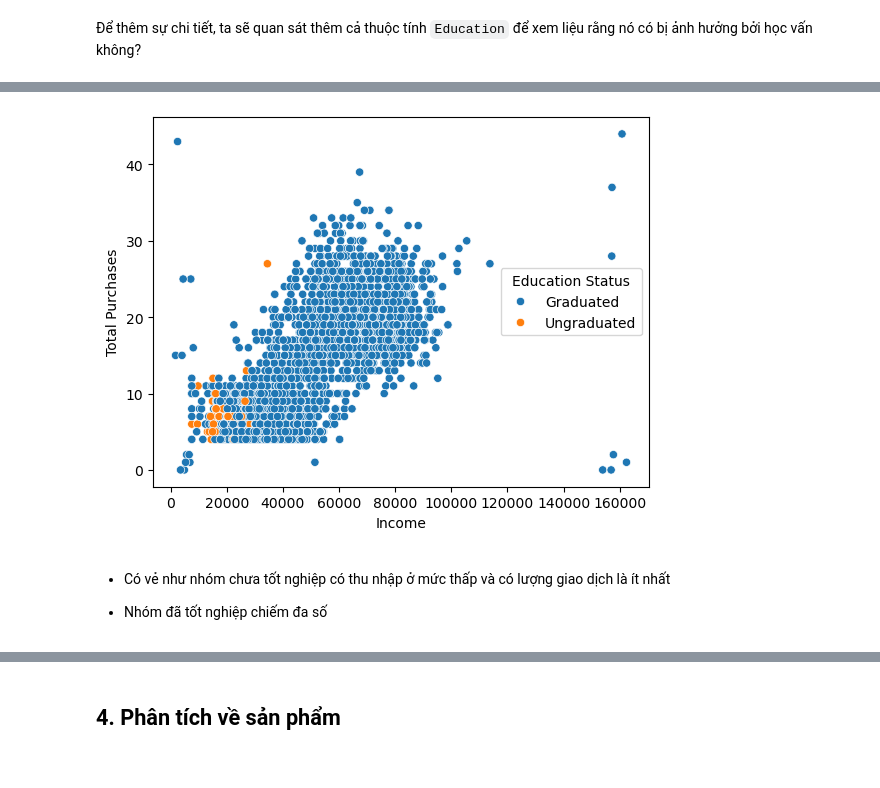
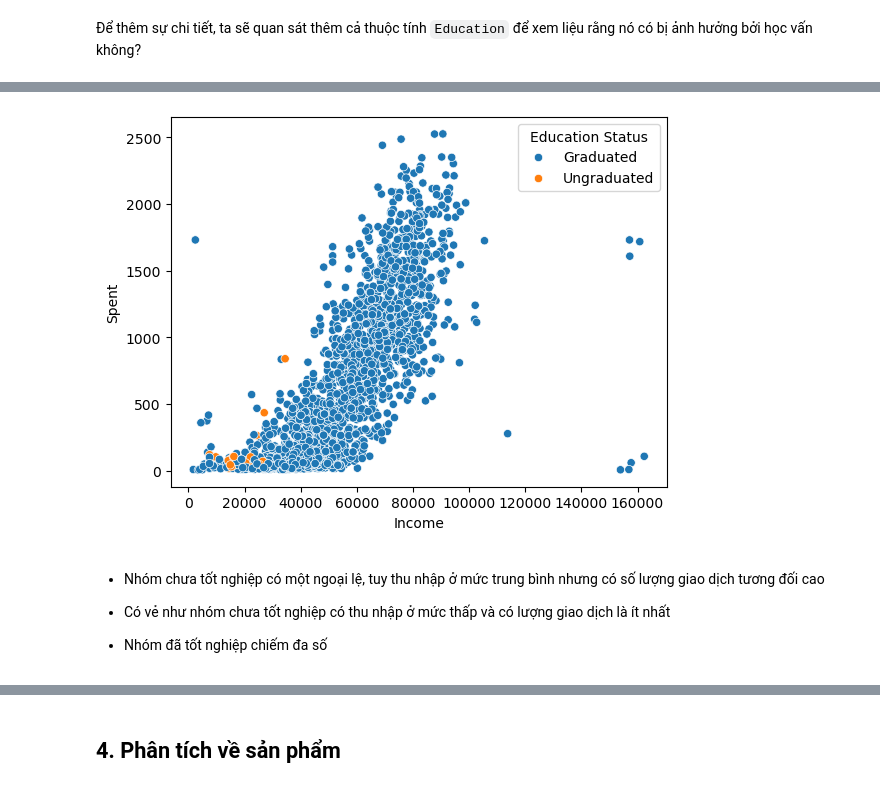
Before and after one commit to HuyAnhTon/Programming_DS, a Jupyter notebook: 1-eda.ipynb, the cells around one changed output, grey strips where cells are left out. Cells and saved outputs as stored; diff of their text form; code cells hidden in the pictures.

```diff
--- a/1-eda.ipynb
+++ b/1-eda.ipynb
@@ -286,10 +286,13 @@ Basic           54
 Name: Education, dtype: int64
 # %%
 df['Education Status'] = df['Education'].apply(lambda x: "Graduated" if x in ['Graduation', 'Master', 'PhD'] else "Ungraduated")
-sns.scatterplot(df, x='Income', y='Total Purchases', hue='Education Status');
+
+sns.scatterplot(df, x='Income', y='Spent', hue='Education Status');
 # %% [output]
-[figure, old version]
+[figure, new version]
 # %% [markdown]
+- Nhóm chưa tốt nghiệp có một ngoại lệ, tuy thu nhập ở mức trung bình nhưng có số lượng giao dịch tương đối cao
+
 - Có vẻ như nhóm chưa tốt nghiệp có thu nhập ở mức thấp và có lượng giao dịch là ít nhất
 
 - Nhóm đã tốt nghiệp chiếm đa số
```
Also changed, not shown: parts of 17 cells of this notebook, 2 other files.
